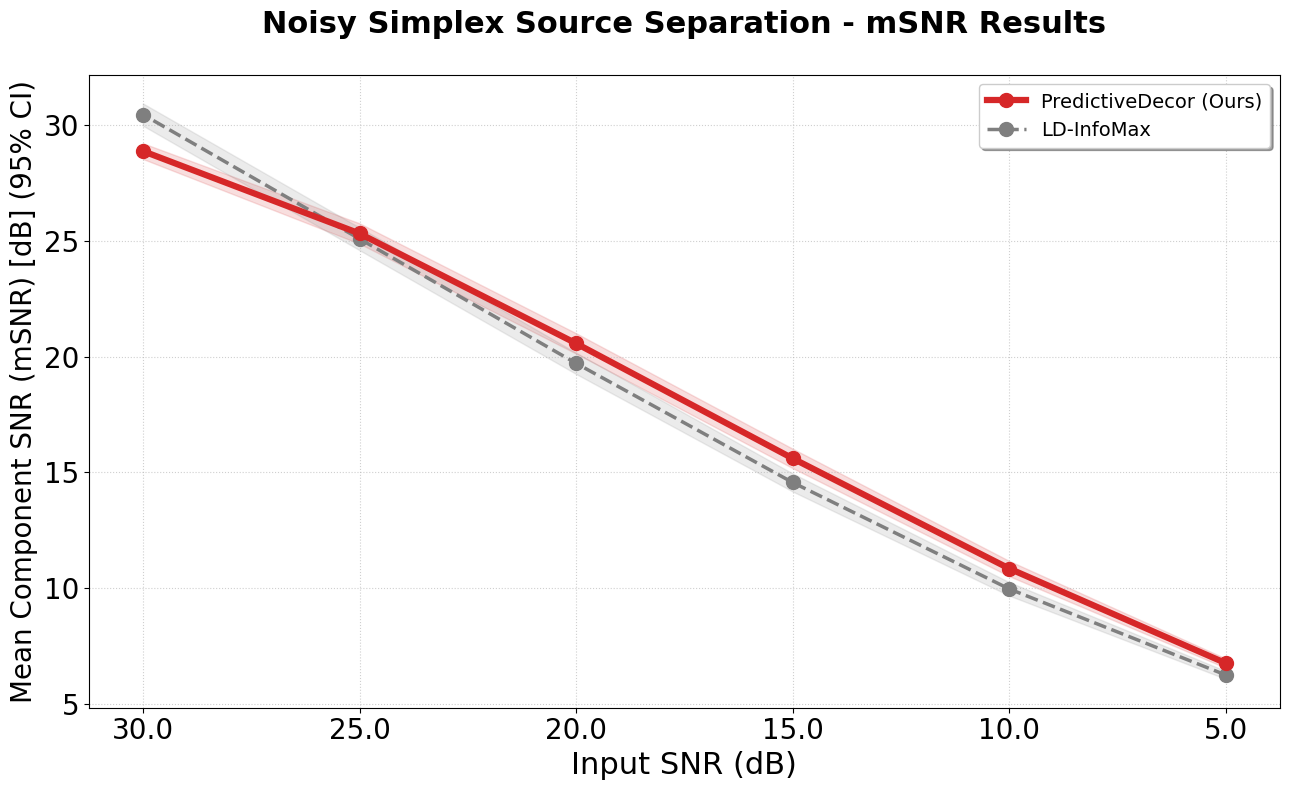
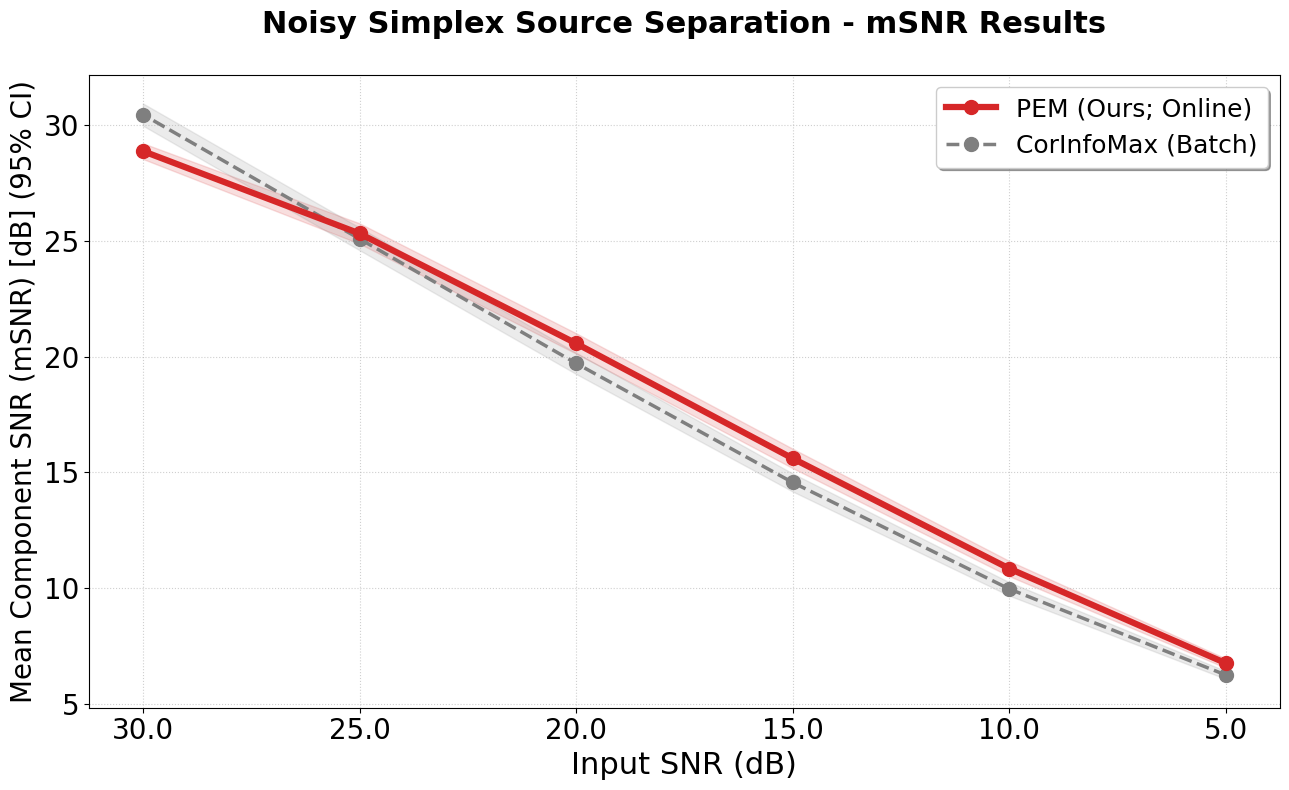
Code edit (unified diff) that turned the first committed figure into the second:
--- before
+++ after
@@ -1,4 +1,4 @@
 plot_title = "Noisy Simplex Source Separation - mSNR Results"
 bss_plot = plot_snr_performance(summary_df, 'SNRinp', title = plot_title)
-plt.savefig('Figures/Simplex_Noisy_Comparison.pdf', format='pdf', bbox_inches = 'tight')
+# plt.savefig('Figures/Simplex_Noisy_Comparison.pdf', format='pdf', bbox_inches = 'tight')
 bss_plot.show()

Commit: simulation results